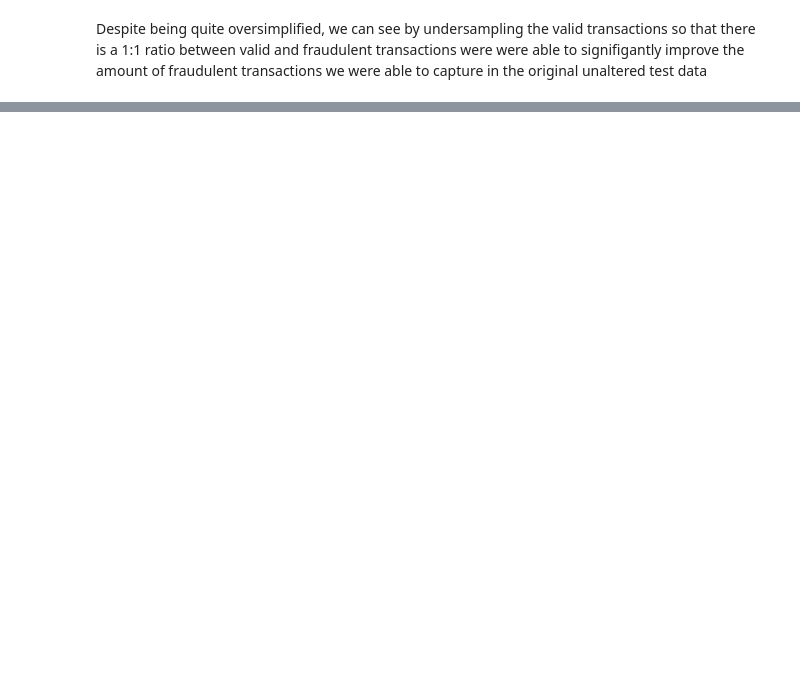
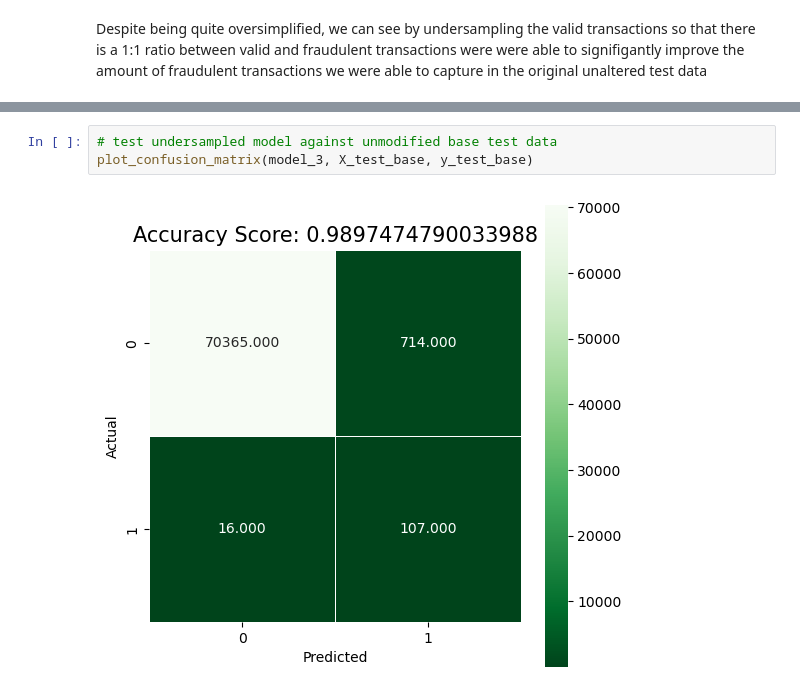
Before and after one commit to ShaneR31/Flatiron-Capstone, a Jupyter notebook: working_notebook.ipynb, the cells around one changed output, grey strips where cells are left out. Drawn from its saved outputs; the diff is of its cells as text; blank space fills up the shorter version.

```diff
--- a/working_notebook.ipynb
+++ b/working_notebook.ipynb
@@ -190,0 +247,5 @@ Despite being quite oversimplified, we can see by undersampling the valid transa
+# %%
+# test undersampled model against unmodified base test data
+plot_confusion_matrix(model_3, X_test_base, y_test_base)
+# %% [output]
+[figure, added]
```
Also changed, not shown: parts of 14 cells of this notebook.
